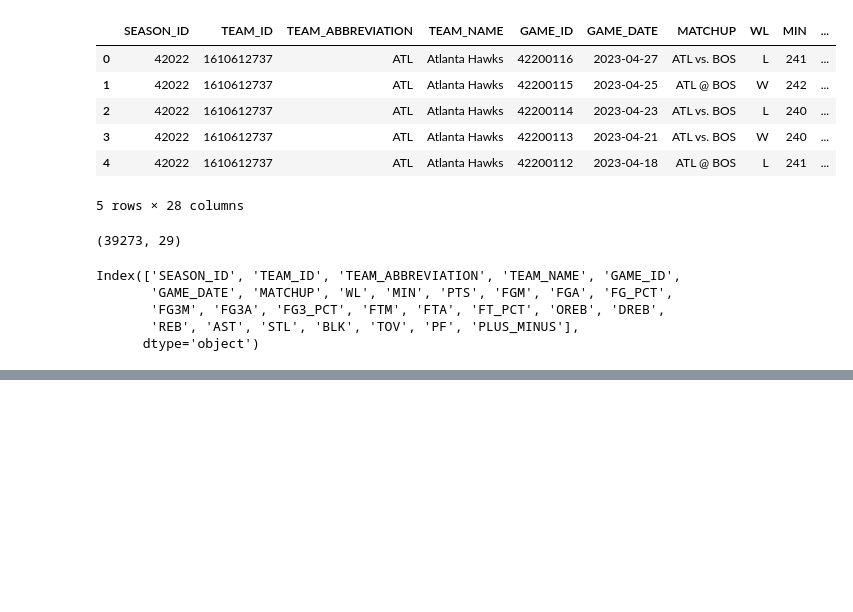
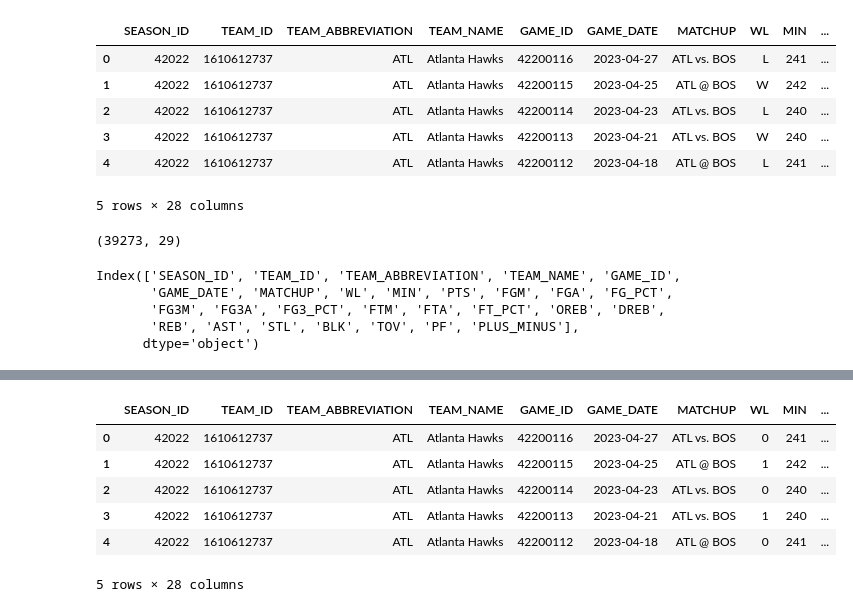
Before and after one commit to Spectral-Finance/nba-mvp, a Jupyter notebook: helpers/fetching/create_features.ipynb, the cells around one changed output, grey strips where cells are left out. Saved outputs shown, nothing was run; the diff lists cells and outputs as text; code cells hidden in the pictures; blank space fills up the shorter version.

```diff
--- a/helpers/fetching/create_features.ipynb
+++ b/helpers/fetching/create_features.ipynb
@@ -49,0 +115,10 @@ Index(['SEASON_ID', 'TEAM_ID', 'TEAM_ABBREVIATION', 'TEAM_NAME', 'GAME_ID',
+# %%
+game_df.head()
+# %% [output]
+|  | SEASON_ID | TEAM_ID | TEAM_ABBREVIATION | TEAM_NAME | GAME_ID | GAME_DATE | MATCHUP | WL | MIN | ... |
+| 0 | 42022 | 1610612737 | ATL | Atlanta Hawks | 42200116 | 2023-04-27 | ATL vs. BOS | 0 | 241 | ... |
+| 1 | 42022 | 1610612737 | ATL | Atlanta Hawks | 42200115 | 2023-04-25 | ATL @ BOS | 1 | 242 | ... |
+| 2 | 42022 | 1610612737 | ATL | Atlanta Hawks | 42200114 | 2023-04-23 | ATL vs. BOS | 0 | 240 | ... |
+| 3 | 42022 | 1610612737 | ATL | Atlanta Hawks | 42200113 | 2023-04-21 | ATL vs. BOS | 1 | 240 | ... |
+| 4 | 42022 | 1610612737 | ATL | Atlanta Hawks | 42200112 | 2023-04-18 | ATL @ BOS | 0 | 241 | ... |
+5 rows × 28 columns
```
Also changed, not shown: parts of 18 cells of this notebook, 2 other files.
